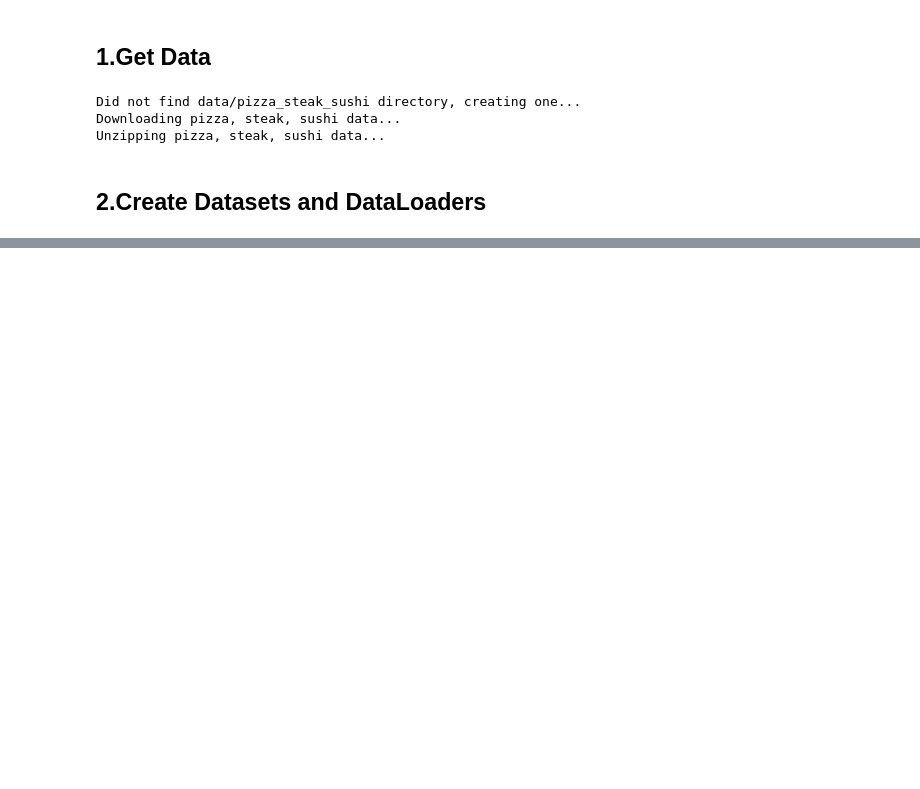
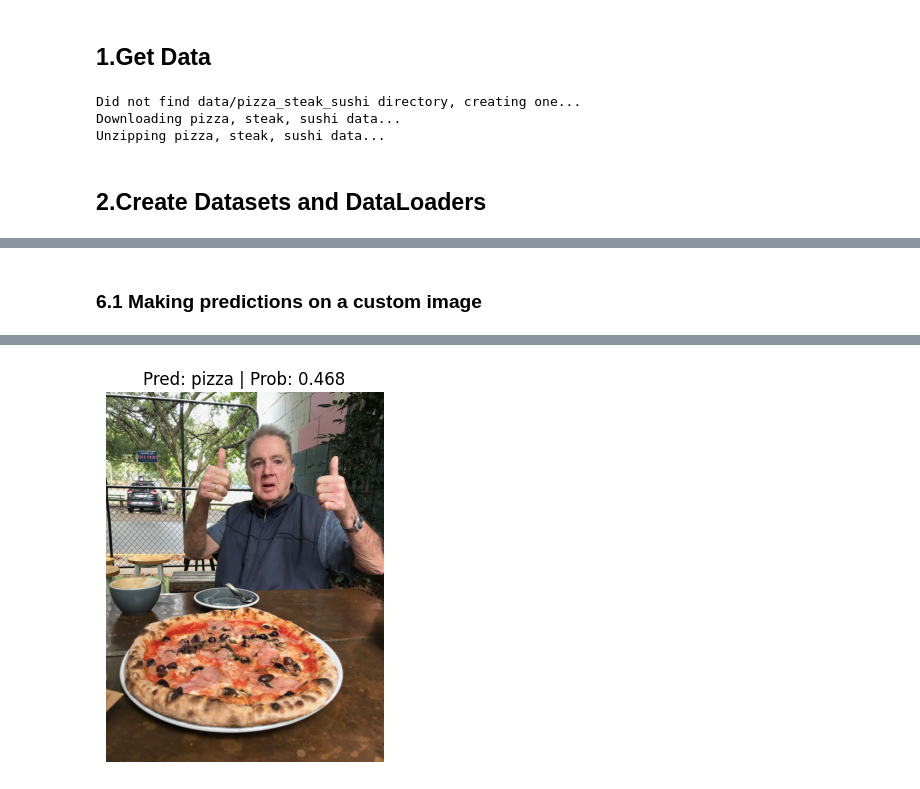
Before and after one commit to Abhimanyu9539/PyTorch, a Jupyter notebook: Transfer Learning/06_pytorch_transfer_learning.ipynb, the cells around one changed output, grey strips where cells are left out. Drawn from its saved outputs; the diff is of its cells as text; code cells hidden in the pictures; blank space fills up the shorter version.

```diff
--- a/Transfer Learning/06_pytorch_transfer_learning.ipynb
+++ b/Transfer Learning/06_pytorch_transfer_learning.ipynb
@@ -92,0 +168,9 @@ test_dir = image_path / "test"
+# %%
+# old method
+# model = torchvision.models.efficientnet_b0(pretrained = True)
+
+# New Method
+# Best available weights
+weights = torchvision.models.EfficientNet_B0_Weights.DEFAULT
+model = torchvision.models.efficientnet_b0(weights = weights).to(device)
+model
@@ -92,0 +433,24 @@ test_dir = image_path / "test"
+# %% [markdown]
+### 6.1 Making predictions on a custom image
+# %%
+# Download custom image
+import requests
+
+# Setup custom image path
+custom_image_path = data_path / "04-pizza-dad.jpeg"
+
+# Download the image if it doesn't already exist
+if not custom_image_path.is_file():
+    with open(custom_image_path, "wb") as f:
+        # When downloading from GitHub, need to use the "raw" file link
+        request = requests.get("https://raw.githubusercontent.com/mrdbourke/pytorch-deep-learning/main/images/04-pizza-dad.jpeg")
+        print(f"Downloading {custom_image_path}...")
+        f.write(request.content)
+else:
+    print(f"{custom_image_path} already exists, skipping download.")
+
+# Predict on custom image
+pred_and_plot_image(model=model,
+                    image_path=custom_image_path,
+                    class_names=class_names)
+# %% [output]
@@ -92,0 +458 @@ test_dir = image_path / "test"
+[figure, added]
```
Also changed, not shown: parts of 29 cells of this notebook.
